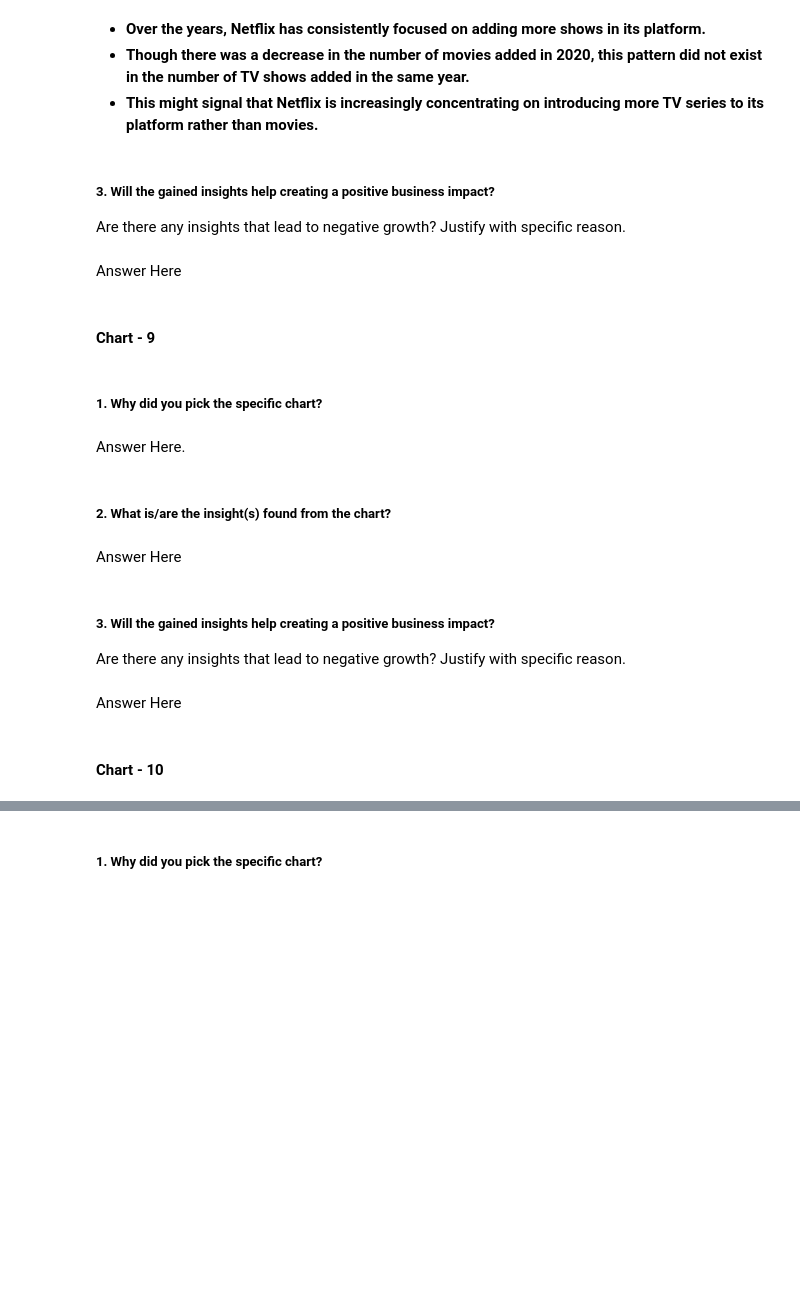
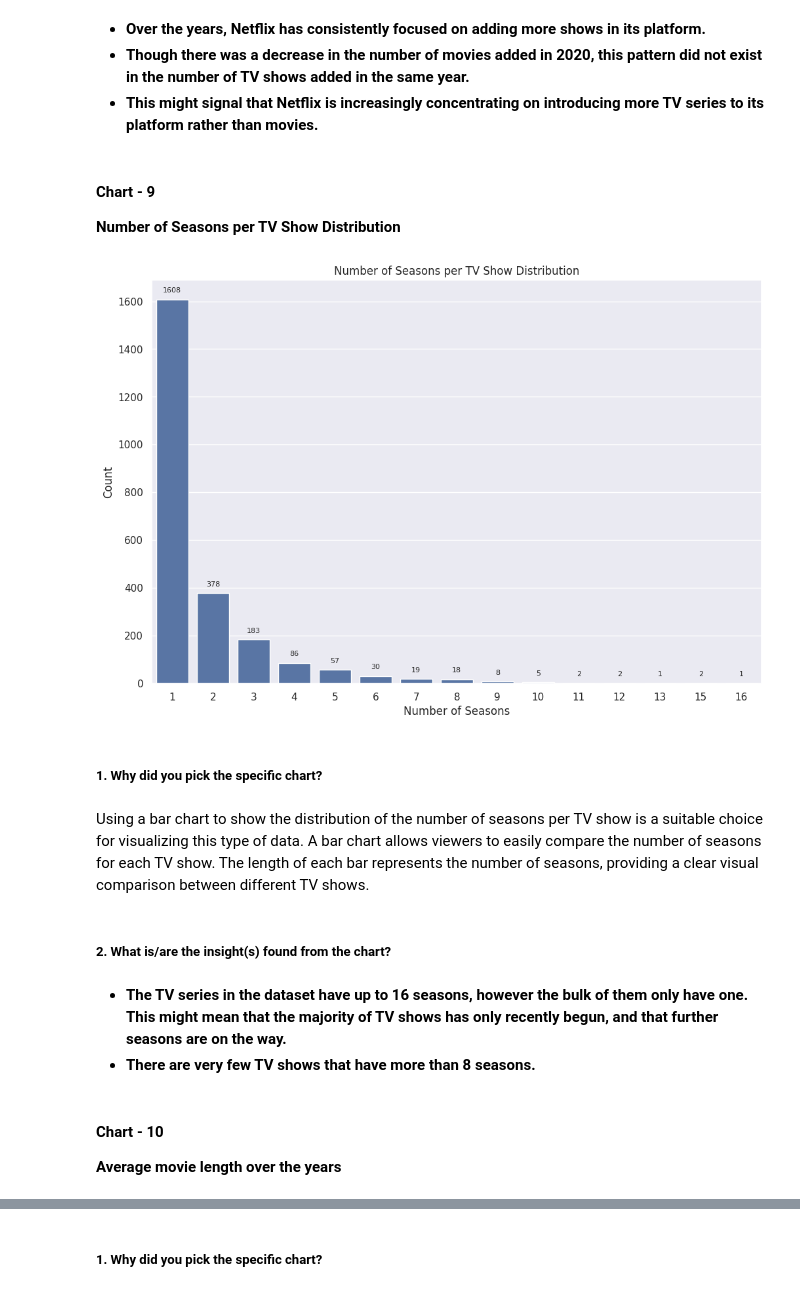
Before and after one commit to PawanYadav007s/Netflix-clustering-ML-Project, a Jupyter notebook: PAwan_of_Sample_ML_Submission_Template.ipynb, the cells around one changed output, grey strips where cells are left out. Drawn from its saved outputs; the diff is of its cells as text; code cells hidden in the pictures; blank space fills up the shorter version.

```diff
--- a/PAwan_of_Sample_ML_Submission_Template.ipynb
+++ b/PAwan_of_Sample_ML_Submission_Template.ipynb
@@ -998,10 +998,6 @@ A bar chart allows for a clear visual comparison of the number of shows released
 * **Over the years, Netflix has consistently focused on adding more shows in its platform.**
 * **Though there was a decrease in the number of movies added in 2020, this pattern did not exist in the number of TV shows added in the same year.**
 * **This might signal that Netflix is increasingly concentrating on introducing more TV series to its platform rather than movies.**
-# %% [markdown]
-##### 3. Will the gained insights help creating a positive business impact?
-Are there any insights that lead to negative growth? Justify with specific reason.
-# %% [markdown]
-Answer Here
 # %% [markdown]
 #### Chart - 9
+**Number of Seasons per TV Show Distribution**
@@ -1010,15 +1004,31 @@ Answer Here
+# %%
+# Chart - 9 visualization code
+plt.figure(figsize=(12, 8))  # Adjusting figure size
+p = sns.countplot(x='duration', data=df[df['type']=='TV Show'])  # Creating count plot
+plt.title('Number of Seasons per TV Show Distribution')  # Adding title
+plt.xlabel('Number of Seasons')  # Adding x-axis label
+plt.ylabel('Count')  # Adding y-axis label
+
+# Annotating each bar with the respective count
+for i in p.patches:
+    p.annotate(format(i.get_height(), '.0f'),
+               (i.get_x() + i.get_width() / 2., i.get_height()),
+               ha='center', va='center', xytext=(0, 10),
+               textcoords='offset points', fontsize=8)  # Adjusting annotation placement and size
+
+plt.show()
+# %% [output]
+[figure, added]
 # %% [markdown]
 ##### 1. Why did you pick the specific chart?
-# %% [markdown]
-Answer Here.
+# %% [markdown]
+Using a bar chart to show the distribution of the number of seasons per TV show is a suitable choice for visualizing this type of data.
+A bar chart allows viewers to easily compare the number of seasons for each TV show. The length of each bar represents the number of seasons, providing a clear visual comparison between different TV shows.
 # %% [markdown]
 ##### 2. What is/are the insight(s) found from the chart?
-# %% [markdown]
-Answer Here
-# %% [markdown]
-##### 3. Will the gained insights help creating a positive business impact?
-Are there any insights that lead to negative growth? Justify with specific reason.
-# %% [markdown]
-Answer Here
+# %% [markdown]
+* **The TV series in the dataset have up to 16 seasons, however the bulk of them only have one. This might mean that the majority of TV shows has only recently begun, and that further seasons are on the way.**
+* **There are very few TV shows that have more than 8 seasons.**
 # %% [markdown]
 #### Chart - 10
+**Average movie length over the years**
```
Also changed, not shown: parts of 52 cells of this notebook.
